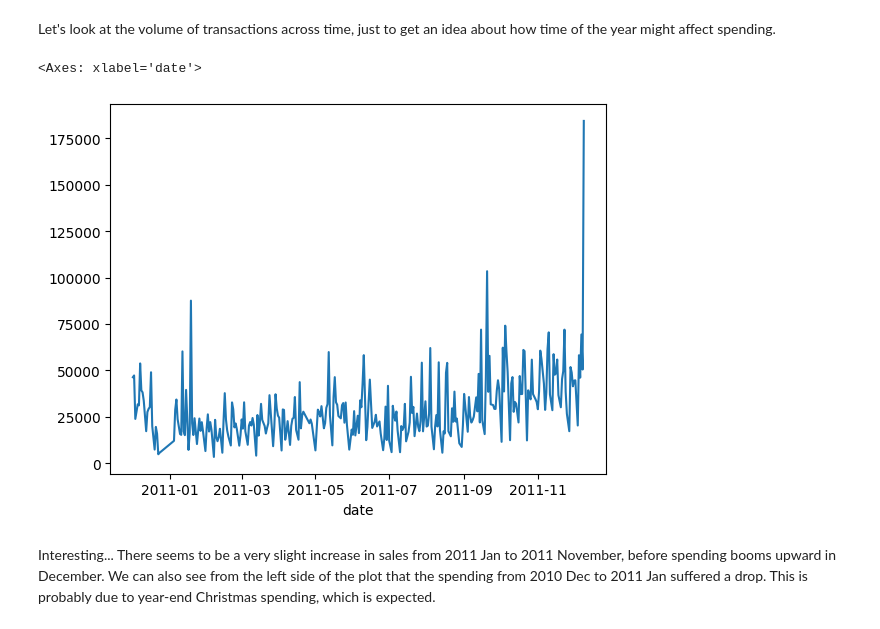
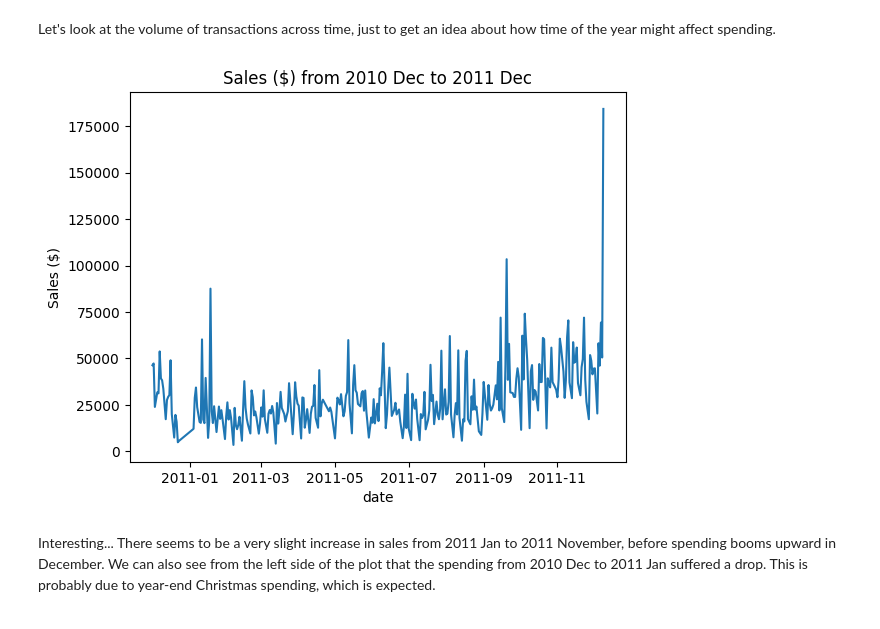
Before and after one commit to elhy1999/CustomerSegmentation, a Jupyter notebook: notebooks/EDA.ipynb, the cells around one changed output. Cells and saved outputs as stored; diff of their text form; code cells hidden in the pictures.

```diff
--- a/notebooks/EDA.ipynb
+++ b/notebooks/EDA.ipynb
@@ -123,9 +123,11 @@ Let's look at the volume of transactions across time, just to get an idea about
 # %%
 data['date'] = data.InvoiceDate.dt.date
 data.groupby('date').TotalPrice.sum().plot()
+plt.ylabel("Sales ($)")
+plt.title("Sales ($) from 2010 Dec to 2011 Dec")
+plt.show()
 # %% [output]
-<Axes: xlabel='date'>
-[figure, old version]
+[figure, new version]
 # %% [markdown]
 Interesting... There seems to be a very slight increase in sales from 2011 Jan to 2011 November, before spending booms upward in December. We can also see from the left side of the plot that the spending from 2010 Dec to 2011 Jan suffered a drop. This is probably due to year-end Christmas spending, which is expected.
 # %% [markdown]
```
Also changed, not shown: parts of 1 cell of this notebook, 4 other files.
